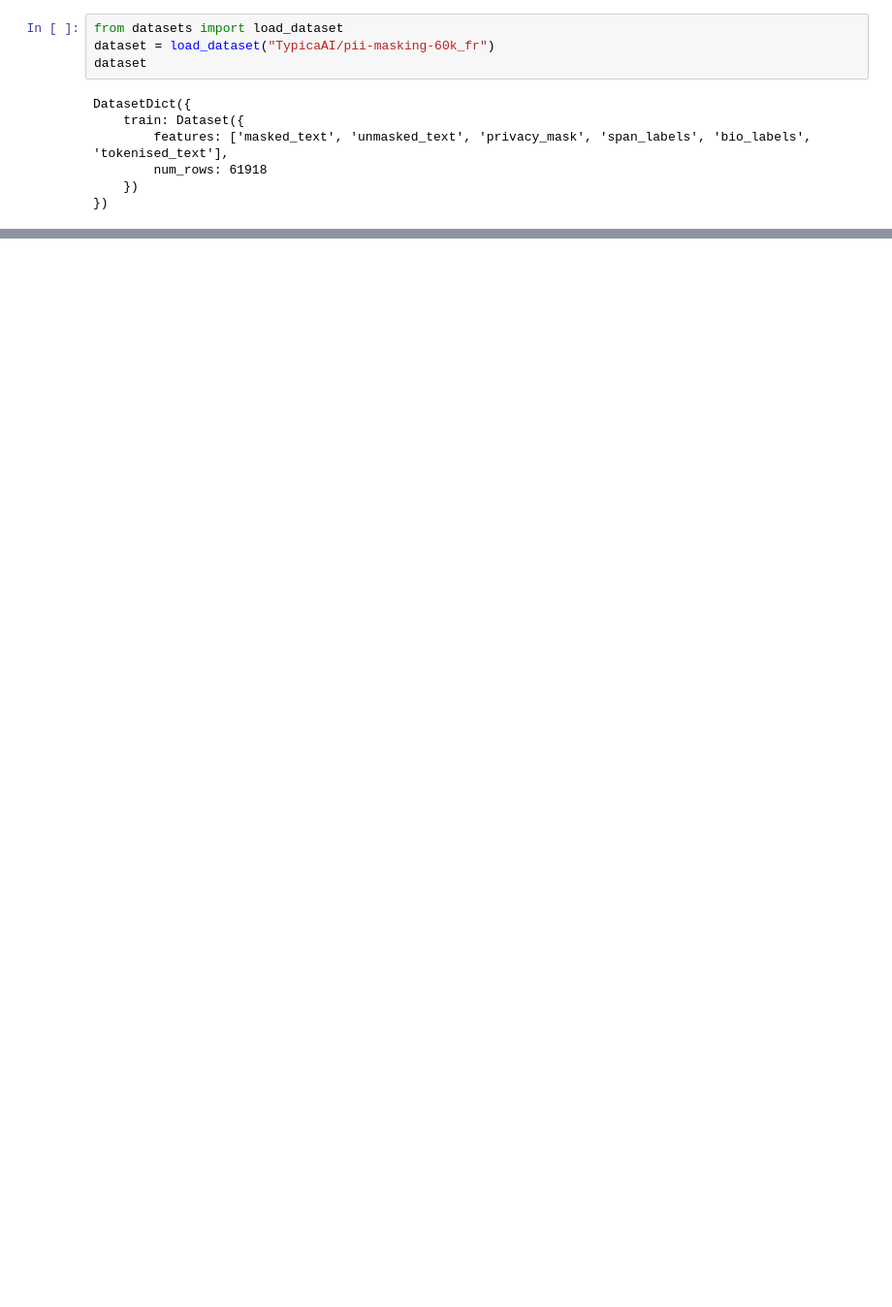
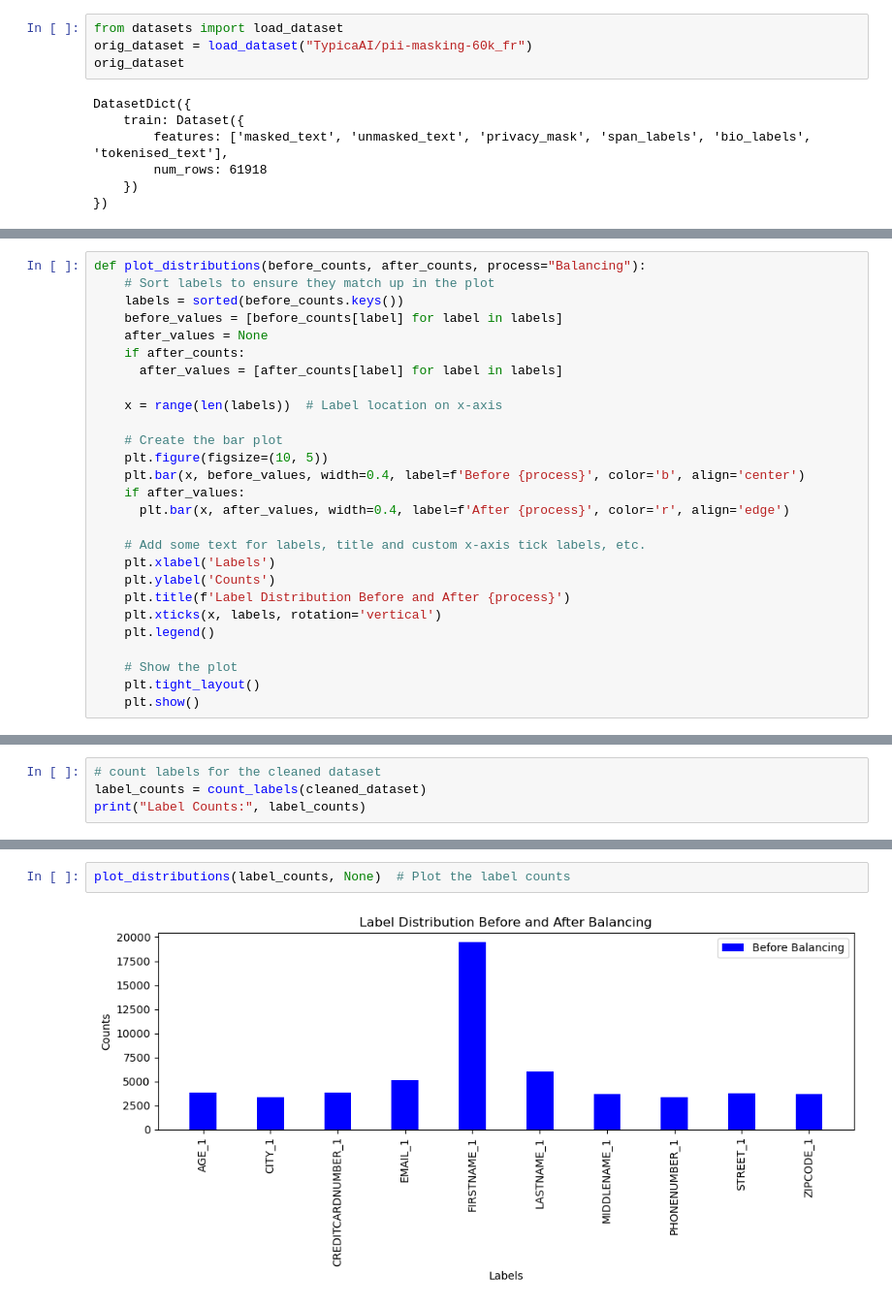
Before and after one commit to john-doe-typica-ai/nlp-on-oci, a Jupyter notebook: chapt-5/prepare_dataset.ipynb, the cells around one changed output, grey strips where cells are left out. Shown at 97% size. Cells and saved outputs as stored; diff of their text form; blank space fills up the shorter version.

```diff
--- a/chapt-5/prepare_dataset.ipynb
+++ b/chapt-5/prepare_dataset.ipynb
@@ -64,7 +27,7 @@ pip install datasets
 # %%
 from datasets import load_dataset
-dataset = load_dataset("TypicaAI/pii-masking-60k_fr")
-dataset
+orig_dataset = load_dataset("TypicaAI/pii-masking-60k_fr")
+orig_dataset
 # %% [output]
 DatasetDict({
     train: Dataset({
@@ -106,0 +170,27 @@ Dataset({
+# %%
+def plot_distributions(before_counts, after_counts, process="Balancing"):
+    # Sort labels to ensure they match up in the plot
+    labels = sorted(before_counts.keys())
+    before_values = [before_counts[label] for label in labels]
+    after_values = None
+    if after_counts:
+      after_values = [after_counts[label] for label in labels]
+
+    x = range(len(labels))  # Label location on x-axis
+
+    # Create the bar plot
+    plt.figure(figsize=(10, 5))
+    plt.bar(x, before_values, width=0.4, label=f'Before {process}', color='b', align='center')
+    if after_values:
+      plt.bar(x, after_values, width=0.4, label=f'After {process}', color='r', align='edge')
+
+    # Add some text for labels, title and custom x-axis tick labels, etc.
+    plt.xlabel('Labels')
+    plt.ylabel('Counts')
+    plt.title(f'Label Distribution Before and After {process}')
+    plt.xticks(x, labels, rotation='vertical')
+    plt.legend()
+
+    # Show the plot
+    plt.tight_layout()
+    plt.show()
@@ -106,0 +199,4 @@ Dataset({
+# %%
+# count labels for the cleaned dataset
+label_counts = count_labels(cleaned_dataset)
+print("Label Counts:", label_counts)
@@ -106,0 +208,4 @@ Dataset({
+# %%
+plot_distributions(label_counts, None)  # Plot the label counts
+# %% [output]
+[figure, added]
```
Also changed, not shown: parts of 48 cells of this notebook, 1 other file.
